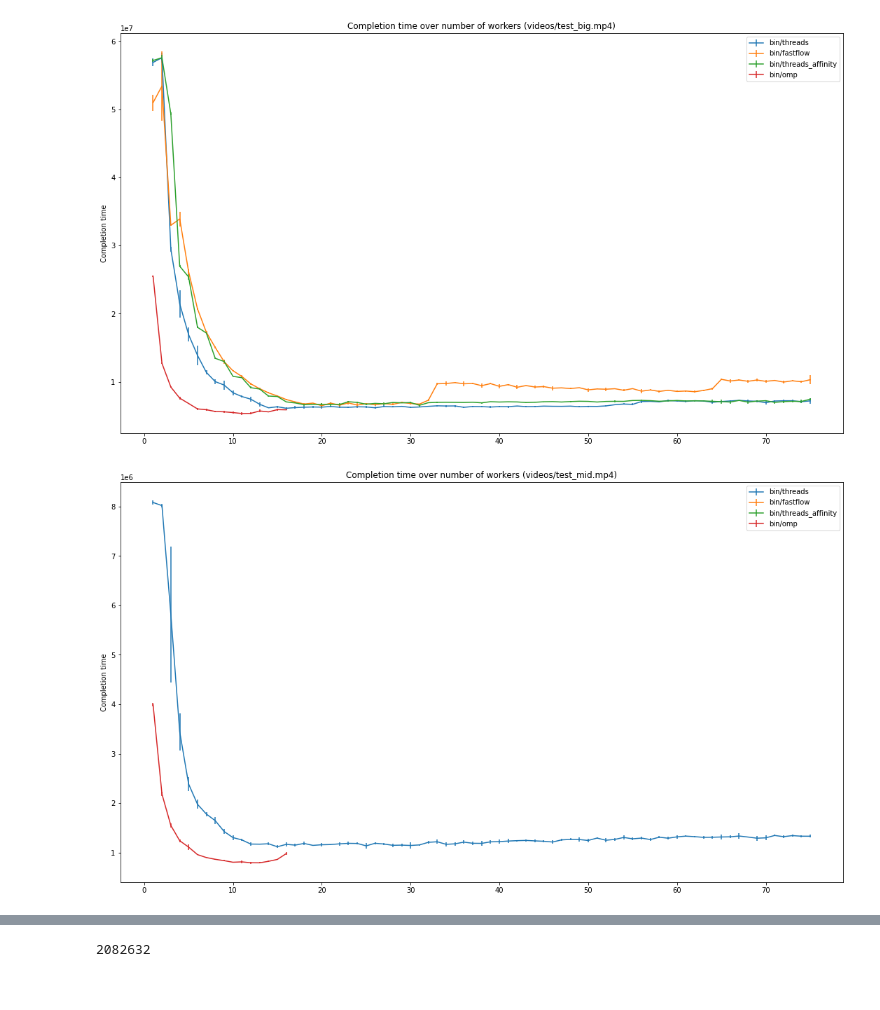
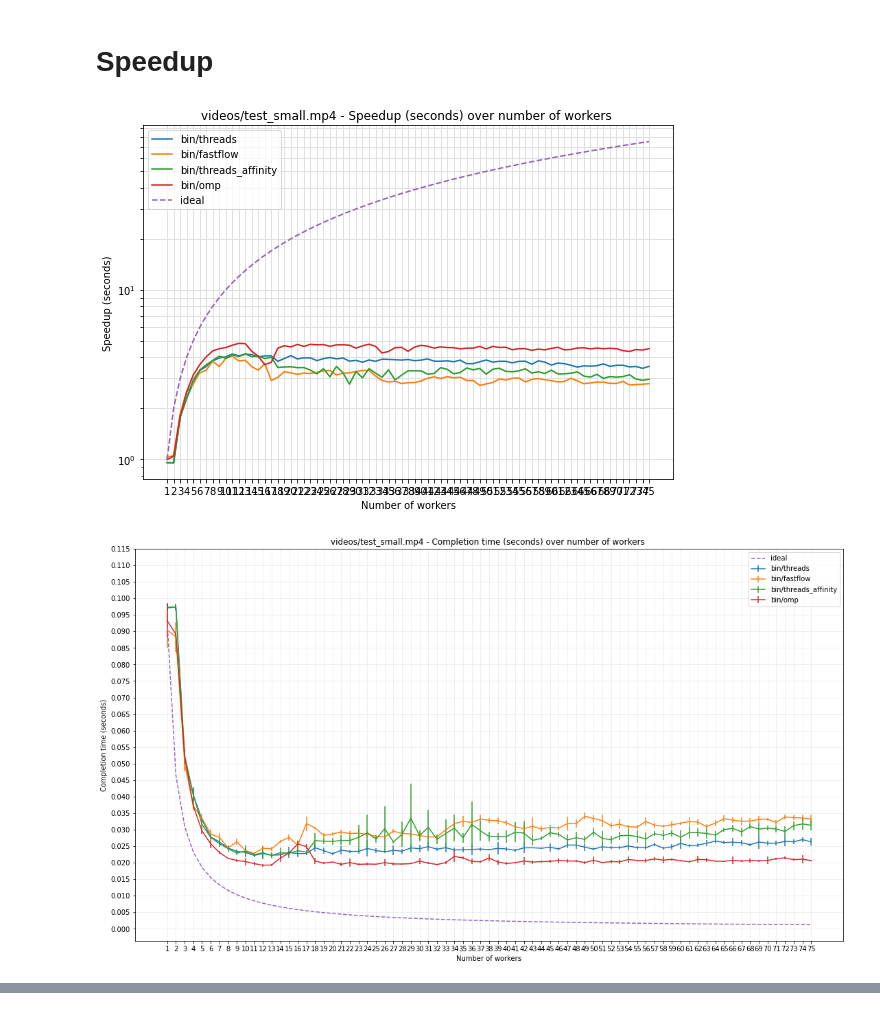
Before and after one commit to iwilare/video-motion-detection, a Jupyter notebook: plot/plot.ipynb, the cells around one changed output, grey strips where cells are left out. Cells and saved outputs as stored; diff of their text form; code cells hidden in the pictures.

Commit message:
Fix plot

```diff
--- a/plot/plot.ipynb
+++ b/plot/plot.ipynb
@@ -14,25 +14,56 @@ all_n_workers = df['nworkers'].unique()
 filenames = df['filename'].unique()
 
 def crop_slash(e): return e.split('/')[1]
+# %% [markdown]
+# Speedup
+# %%
+for f in filenames:
+    plt.gcf().set_size_inches(18.5, .5)
+    seq_time = sequentials[sequentials['filename'] == f]['avg'].values[0]
+    for p in programs:
+        x = df[(df['name'] == p) & (df['filename'] == f)]['nworkers']
+        y = seq_time / df[(df['name'] == p) & (df['filename'] == f)]['avg']
+        plt.plot(x, y, label=p)
+    plt.grid(color='#e0e0e0', linestyle='-', linewidth=1)
+    plt.yscale('log')
+    plt.yticks(list(range(0,10,1)) + list(range(10,100,10)))
+
+    plt.plot(all_n_workers, all_n_workers, '--', label='ideal')
+    plt.xticks(all_n_workers)
+
+    plt.legend()
+    plt.ylabel("Speedup (seconds)")
+    plt.xlabel("Number of workers")
+    plt.title(f"{f} - Speedup (seconds) over number of workers ")
+    plt.savefig(f'speedup_{crop_slash(f)}.svg')
+    plt.show()
+# %% [output]
+[figure, added]
 # %%
 for f in filenames:
-    # Add all program speedups
     plt.gcf().set_size_inches(18.5, 10.5)
     seq_time = sequentials[sequentials['filename'] == f]['avg'].values[0]
     for p in programs:
         x = df[(df['name'] == p) & (df['filename'] == f)]['nworkers']
         y = df[(df['name'] == p) & (df['filename'] == f)]['avg']
         e = df[(df['name'] == p) & (df['filename'] == f)]['var']
-        plt.errorbar(x, y, yerr=e, label=p)
+        plt.errorbar(x, y/1e7, yerr=e/1e7, label=p)
+    plt.grid(color='#e0e0e0', linestyle='-', linewidth=0.5)
+    plt.plot(all_n_workers, seq_time/1e7/all_n_workers, '--', label='ideal')
+    plt.xticks(all_n_workers)
 
-    # Add ideal speedup
-    #ax.plot(all_n_workers, [4308/ (16035/nw + 723) for nw in n_workers], label='ideal', linestyle='--')
+    if f == 'videos/test_big.mp4':
+        plt.yticks([x*0.25 for x in range(0,25,1)])
+    if f == 'videos/test_mid.mp4':
+        plt.yticks([x*0.05 for x in range(0,20,1)])
+    if f == 'videos/test_small.mp4':
+        plt.yticks([x*0.005 for x in range(0,24,1)])
 
     plt.legend()
-    plt.ylabel("Completion time")
-    plt.title(f"Completion time over number of workers ({f})")
+    plt.ylabel("Completion time (seconds)")
+    plt.xlabel("Number of workers")
+    plt.title(f"{f} - Completion time (seconds) over number of workers ")
     plt.savefig(f'completion_time_{crop_slash(f)}.svg')
     plt.show()
 # %% [output]
-[figure, old version]
+[figure, new version]
-[figure, removed]
@@ -40,4 +69,0 @@ for f in filenames:
-# %%
-sequentials[sequentials['filename'] == f]['avg'].values[0]
-# %% [output]
-2082632
```
Also changed, not shown: parts of 5 cells of this notebook, 7 other files.
